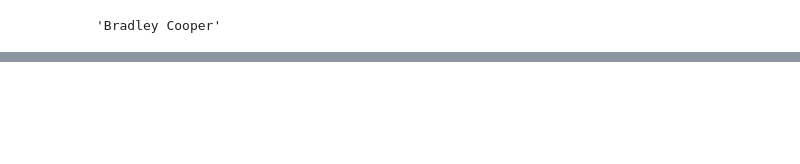
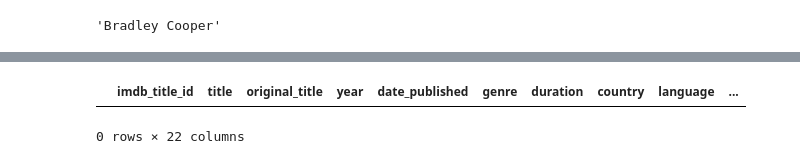
Before and after one commit to tnnixon/project2, a Jupyter notebook: movie_rating.ipynb, the cells around one changed output, grey strips where cells are left out. Drawn from its saved outputs; the diff is of its cells as text; code cells hidden in the pictures; blank space fills up the shorter version.

```diff
--- a/movie_rating.ipynb
+++ b/movie_rating.ipynb
@@ -89,0 +88,6 @@ False
+# %%
+x= imdb_DF.loc[imdb_DF['title']=='Bakemono No Ko']
+x
+# %% [output]
+|  | imdb_title_id | title | original_title | year | date_published | genre | duration | country | language | ... |
+0 rows × 22 columns
```
Also changed, not shown: parts of 8 cells of this notebook.
